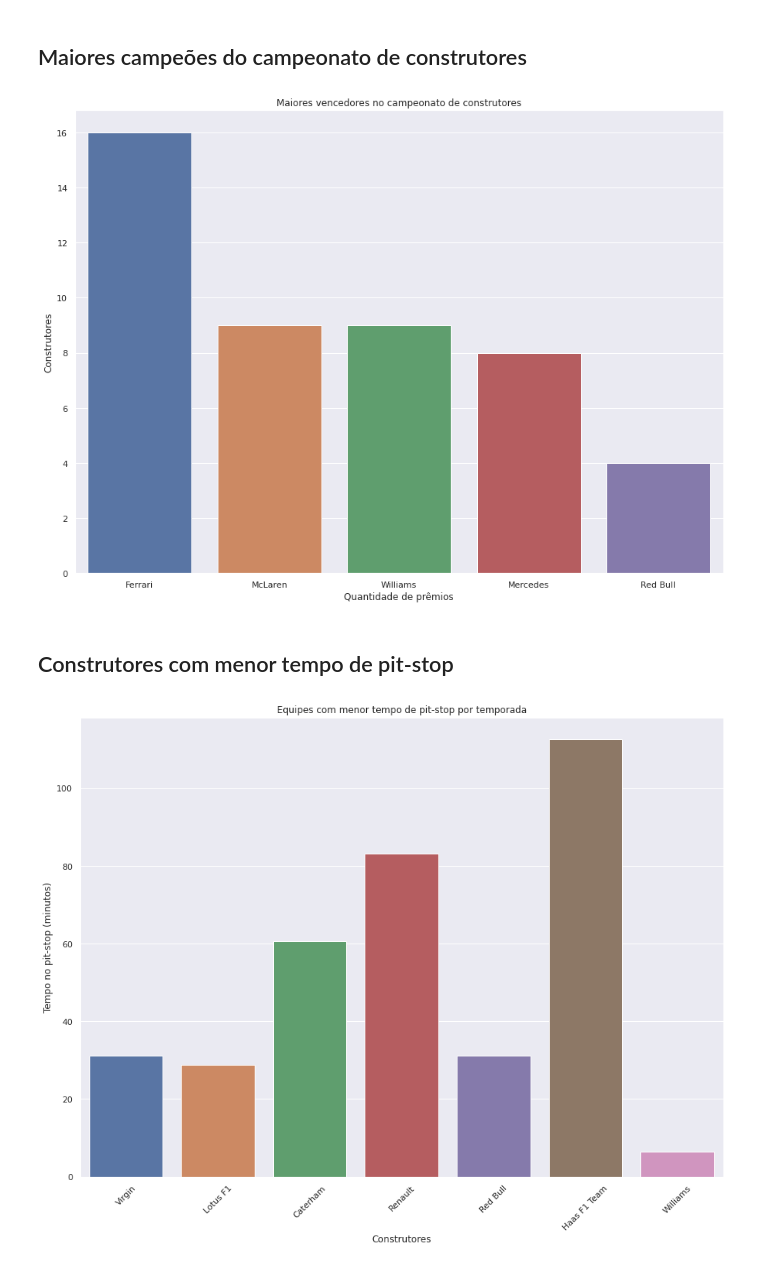
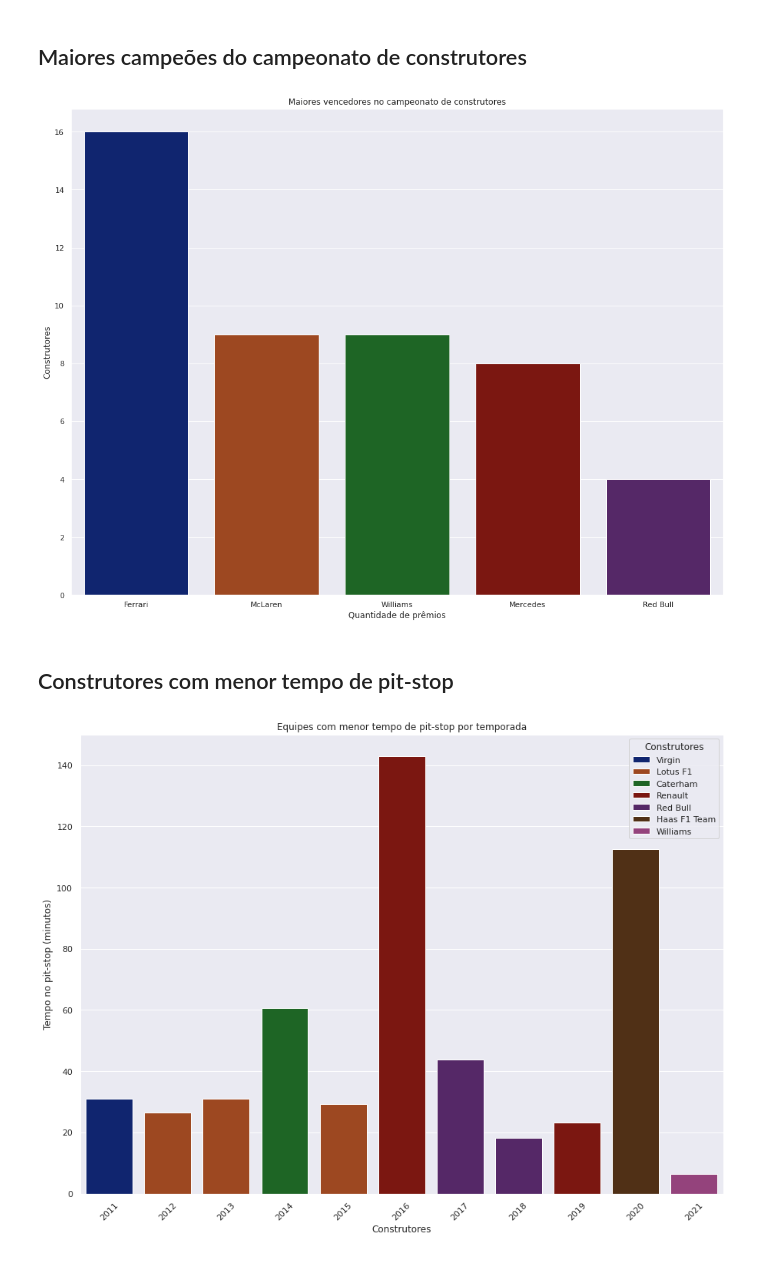
Before and after one commit to vgs2/f1-analysis, a Jupyter notebook: Apresentação_Accenture.ipynb, the cells around one changed output. Drawn from its saved outputs; the diff is of its cells as text; code cells hidden in the pictures.

```diff
--- a/Apresentação_Accenture.ipynb
+++ b/Apresentação_Accenture.ipynb
@@ -66,0 +94,6 @@ def dropdown_construtor_eventhandler(change):
+# %%
+fact_table = pd.read_csv('https://raw.githubusercontent.com/vgs2/f1-analysis/main/database/csv/FATO_corrida.csv')
+dim_circuito = pd.read_csv('https://raw.githubusercontent.com/vgs2/f1-analysis/main/database/csv/DIM_circuito.csv')
+dim_construtor = pd.read_csv('https://raw.githubusercontent.com/vgs2/f1-analysis/main/database/csv/DIM_construtor.csv')
+dim_piloto = pd.read_csv('https://raw.githubusercontent.com/vgs2/f1-analysis/main/database/csv/DIM_piloto.csv')
+dim_tempo = pd.read_csv('https://raw.githubusercontent.com/vgs2/f1-analysis/main/database/csv/DIM_tempo.csv')
@@ -83,26 +342,27 @@ grouped_points = constructor_data_time.groupby(['ano','nome_construtor']).agg({'
 winner_year = grouped_points.loc[grouped_points.groupby('ano')['pontos'].idxmax()]
 winner_year = winner_year[winner_year.ano > 1958]
 winner_times = winner_year.groupby('nome_construtor').agg({'ano':'count'}).rename(columns={'ano':'Quantidade_campeonatos'}).sort_values(by='Quantidade_campeonatos',ascending=False).reset_index().nlargest(5,'Quantidade_campeonatos')
-g = sns.barplot(x='nome_construtor',y='Quantidade_campeonatos',data=winner_times)
+g = sns.barplot(x='nome_construtor',y='Quantidade_campeonatos',data=winner_times,palette='dark')
 g.set(xlabel='Quantidade de prêmios',ylabel='Construtores')
 g.set_title('Maiores vencedores no campeonato de construtores')
 sns.set(rc={'figure.figsize':(15,11)})
 plt.show()
 # %% [output]
-[figure, old version]
+[figure, new version]
 # %% [markdown]
 ## Construtores com menor tempo de pit-stop
 # %%
 constructor_pits_info = constructor_data_time[constructor_data_time.soma_tempo_pits.notna()]
 grouped_pits = constructor_pits_info.groupby(['ano','nome_construtor']).agg({'soma_tempo_pits':np.sum}).reset_index()
 menor_tempo_pit = grouped_pits.loc[grouped_pits.groupby('ano')['soma_tempo_pits'].idxmin()]
 # Transforma o tempo de milissegundos para minutos
 menor_tempo_pit['soma_tempo_pits'] = menor_tempo_pit.soma_tempo_pits/60000
-g = sns.barplot(x='nome_construtor',y='soma_tempo_pits',data=menor_tempo_pit,ci=None)
+g = sns.barplot(x='ano',y='soma_tempo_pits',hue='nome_construtor',data=menor_tempo_pit,ci=None,dodge=False,palette='dark')
 plt.xticks(rotation=45)
 g.set(xlabel='Construtores',ylabel='Tempo no pit-stop (minutos)')
 g.set_title('Equipes com menor tempo de pit-stop por temporada')
+plt.legend(title='Construtores')
 sns.set(rc={'figure.figsize':(15,11)})
 plt.show()
 # %% [output]
-[figure, old version]
+[figure, new version]
```
Also changed, not shown: parts of 71 cells of this notebook.
